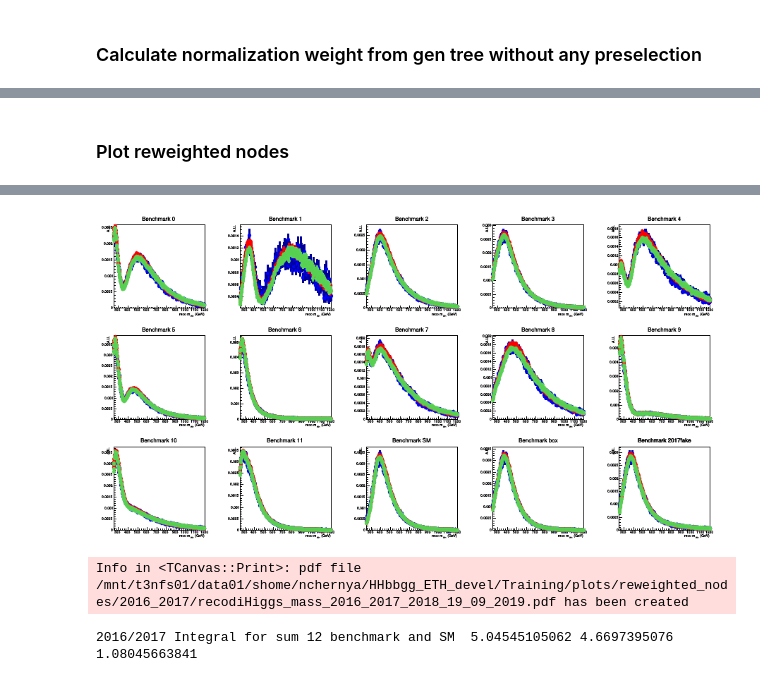
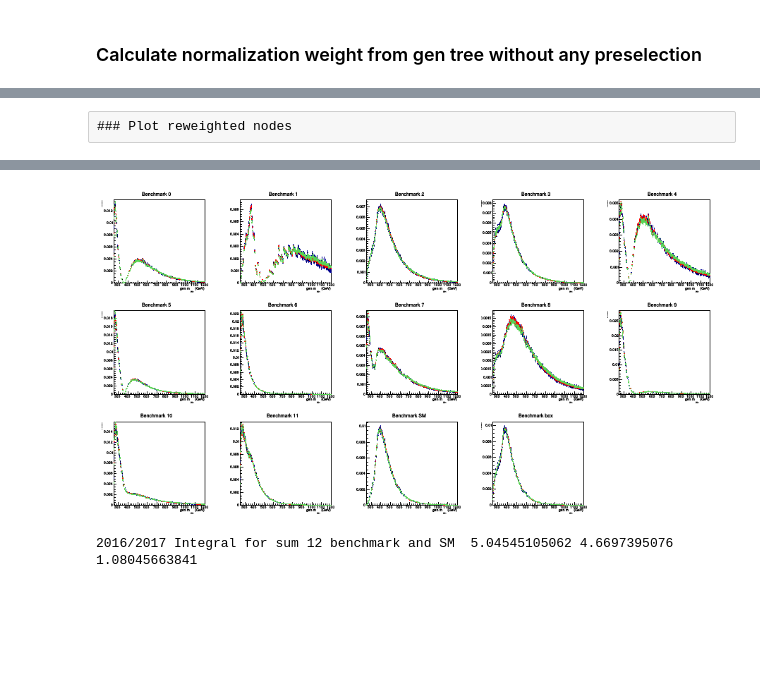
Before and after one commit to chernyavskaya/HHbbgg_ETH, a Jupyter notebook: Training/notebooks/makeHHreweightingHist.ipynb, the cells around one changed output, grey strips where cells are left out. Drawn from its saved outputs; the diff is of its cells as text; code cells hidden in the pictures; blank space fills up the shorter version.

```diff
--- a/Training/notebooks/makeHHreweightingHist.ipynb
+++ b/Training/notebooks/makeHHreweightingHist.ipynb
@@ -108,15 +102,14 @@ out.Close()
 # %%
-plot_dir = '/mnt/t3nfs01/data01/shome/nchernya/HHbbgg_ETH_devel/Training/plots/reweighted_nodes/2016_2017/'
-date = '19_09_2019'
+plot_dir = '/mnt/t3nfs01/data01/shome/nchernya/HHbbgg_ETH_devel/Training/plots/reweighted_nodes/2016_2017_2018/'
+date = '26_11_2019'
 # %% [markdown]
 ### Calculate normalization weight from gen tree without any preselection
 # %%
-file_dir = '/work/nchernya/HHbbgg_ETH_devel/root_files/HHreweighting_02_09_2019/'
+file_dir = '/work/nchernya/HHbbgg_ETH_devel/root_files/HHreweighting_26_11_2019/'
 file_dir_2017 = '/work/nchernya/DiHiggs/inputs/newMicroAOD/nodes/'
 file_dir_2018 = '/work/nchernya/DiHiggs/inputs/newMicroAOD/nodes/'
 file_dir_2017 = file_dir
 file_dir_2018 = file_dir
-file_dir = '/work/nchernya/HHbbgg_ETH_devel/root_files/HHreweighting_19_09_2019/'
 
 
 sum=0.
@@ -138,9 +131,9 @@ i=0
 #integral 2018 SMfake = 0.37462828  -> from reweighting  0.3551(2.87329610618/8.09015) ->1.055
 #integral 2016 SM = 0.41176140 , real SM   - > from reweighting : 0.37974 (3.91892648766927587e-01/66.94033) -> 1.0506
 
-correction_factor_2016 = 1.039032 #1./1.0506 #1.0843 # 1.02784
-correction_factor_2017 = 1./1.0912 # 1./1.02111
-correction_factor_2018 = 1./1.055 #1./1.02111
+correction_factor_2016 = 1./(1.06*0.983)
+correction_factor_2017 = 1./(1.06*1.025)
+correction_factor_2018 = 1./(1.06*0.985)
 
 nodes = list(np.arange(0,12,1))
 nodes.append('SM')
@@ -202,12 +196,12 @@ Integrals for 2016, 2017, 2018 {'2017': {'benchmark_box_normalization': 7.56264,
-# %% [markdown]
-### Plot reweighted nodes
+# %% [raw]
+### Plot reweighted nodes
 # %%
 sum=0.
 c = TCanvas("c","c",900,500)
 c.Divide(5,3)
-file_dir = '/work/nchernya/HHbbgg_ETH_devel/root_files/HHreweighting_19_09_2019/'
-file_dir_2017 = '/work/nchernya/HHbbgg_ETH_devel/root_files/HHreweighting_02_09_2019/'
-file_dir_2018 = '/work/nchernya/HHbbgg_ETH_devel/root_files/HHreweighting_02_09_2019/'
+file_dir = '/work/nchernya/HHbbgg_ETH_devel/root_files/HHreweighting_26_11_2019/'
+file_dir_2017 = '/work/nchernya/HHbbgg_ETH_devel/root_files/HHreweighting_26_11_2019/'
+file_dir_2018 = '/work/nchernya/HHbbgg_ETH_devel/root_files/HHreweighting_26_11_2019/'
 
 
 name='GluGluToHHTo2B2G_12nodes_13TeV_madgraph'
@@ -220,14 +214,14 @@ hists_list=[]
 hists_list_2017=[]
 hists_list_2018=[]
 reco_gen = ['','_GenAll']
-which_reco_gen = 0
+which_reco_gen = 1
 diHiggs_mass = ['diHiggs_mass','mhh']
 ranges = [500,250,1200]
 i=0
 nodes = list(np.arange(0,12,1))
 nodes.append('SM')
 nodes.append('box')
-nodes.append('2017fake')
+#nodes.append('2017fake')
 
 
 
@@ -241,7 +235,7 @@ for num_node in nodes:
    # norm_value=1.
     norm_value = normalization['2017']['benchmark_%s_normalization'%num_node]
     tree_2017.Draw("%s>>hist_2017_%s"%(diHiggs_mass[which_reco_gen],num_node),"weight*benchmark_reweight_%s/%s"%(num_node,norm_value))
-    #hist_2017.Scale(1./hist_2017.Integral())
+    hist_2017.Scale(1./hist_2017.Integral())
     #print '2017 Integral for benchmark ',num_node,' : ', hist_2017.Integral()
 
 
@@ -253,7 +247,7 @@ for num_node in nodes:
 
     norm_value = normalization['2018']['benchmark_%s_normalization'%num_node]
     tree_2018.Draw("%s>>hist_2018_%s"%(diHiggs_mass[which_reco_gen],num_node),"weight*benchmark_reweight_%s/%s"%(num_node,norm_value))
-    #hist_2018.Scale(1./hist_2018.Integral())
+    hist_2018.Scale(1./hist_2018.Integral())
    # print '2018 Integral for benchmark ',num_node,' : ', hist_2018.Integral()
 
 
@@ -263,13 +257,15 @@ for num_node in nodes:
     if which_reco_gen ==0 : hist.GetXaxis().SetTitle('reco m_{HH} (GeV)')
     else : hist.GetXaxis().SetTitle('gen m_{HH} (GeV)')
 
+   # hist.GetXaxis().SetTitleSize(0.05)
+   # hist.GetYaxis().SetTitleSize(0.05)
     hist.GetYaxis().SetTitle('A.U.')
     ROOT.gStyle.SetOptTitle(1)
     ROOT.gStyle.SetOptStat(0)
     norm_value = normalization['2016']['benchmark_%s_normalization'%num_node]
     tree.Draw("%s>>hist_2016_%s"%(diHiggs_mass[which_reco_gen],num_node),"weight*benchmark_reweight_%s/%s"%(num_node,norm_value))
 
-    #hist.Scale(1./hist.Integral())
+    hist.Scale(1./hist.Integral())
     #print '2016 Integral for benchmark ',num_node,' : ', hist.Integral()
 
    # print '2016/2017 Integral for benchmark ',num_node,' : ', hist.Integral()/hist_2017.Integral()
@@ -290,5 +288,4 @@ else : c.SaveAs(plot_dir+'gendiHiggs_mass_2016_2017_2018_'+date+'.pdf')
-[figure, old version]
+[figure, new version]
-Info in <TCanvas::Print>: pdf file /mnt/t3nfs01/data01/shome/nchernya/HHbbgg_ETH_devel/Training/plots/reweighted_nodes/2016_2017/recodiHiggs_mass_2016_2017_2018_19_09_2019.pdf has been created
 # %%
 sum=0.
 c = TCanvas("c","c",500,500)
```
Also changed, not shown: parts of 6 cells of this notebook, 5 other files.
